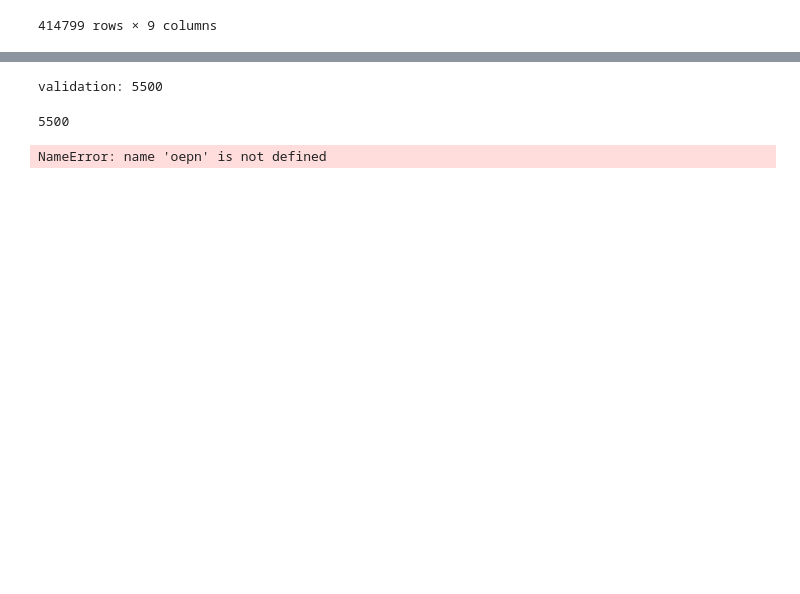
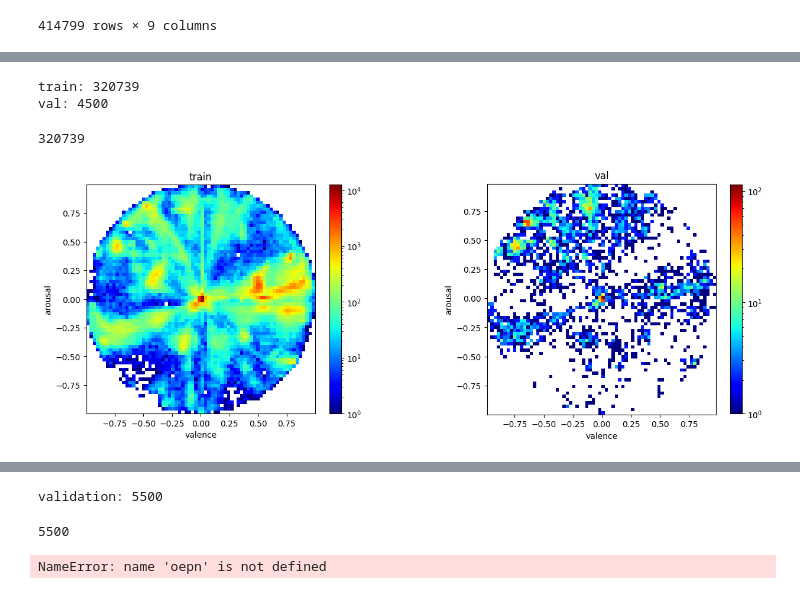
Before and after one commit to HoriiLabWork/lab-work, a Jupyter notebook: test.ipynb, the cells around one changed output, grey strips where cells are left out. Cells and saved outputs as stored; diff of their text form; code cells hidden in the pictures; blank space fills up the shorter version.

```diff
--- a/test.ipynb
+++ b/test.ipynb
@@ -4,6 +6,6 @@ import pandas as pd
 # %%
-df = pd.read_csv('Affectnet/training.csv')
-df
+train_df = pd.read_csv('Affectnet/training.csv')
+train_df
 # %% [output]
 |  | subDirectory_filePath | face_x | face_y | face_width | face_height | facial_landmarks | expression | ... |
 | 0 | 689/737db2483489148d783ef278f43f4... | 134 | 134 | 899 | 899 | 181.64;530.91;188.32;627.82;195.1... | 1 | ... |
@@ -40,0 +23,3 @@ len(df)
+# %%
+val_df = pd.read_csv('Affectnet/validation.csv')
+val_df
@@ -40,0 +40,32 @@ len(df)
+# %%
+train_df = train_df[~((train_df['expression'] == 10) | (train_df['expression'] == 9))].reset_index(drop=True)
+val_df = val_df[~((val_df['expression'] == 10) | (val_df['expression'] == 9))].reset_index(drop=True)
+# %%
+print('train:', len(train_df))
+print('val:', len(val_df))
+# %% [output]
+train: 320739
+val: 4500
+# %%
+len(np.array(train_df['arousal']))
+# %% [output]
+320739
+# %%
+import matplotlib.cm as cm
+import matplotlib.colors as cl
+
+fig = plt.figure(figsize=(15, 15))
+plt.subplots_adjust(wspace=0.4, hspace=0.6)
+for i, df in enumerate([train_df, val_df]):
+    x = np.array(df['valence'])
+    y = np.array(df['arousal'])
+    ax = fig.add_subplot(1, 2, i+1)
+    ax.set_aspect('equal', adjustable='box')
+    h = ax.hist2d(x,y, bins=70, cmap=cm.jet, norm=cl.LogNorm())
+    ax.set_title(['train', 'val'][i])
+    ax.set_xlabel('valence')
+    ax.set_ylabel('arousal')
+    fig.colorbar(h[3],ax=ax, shrink=0.335)
+plt.show()
+# %% [output]
+[figure, added]
```
Also changed, not shown: parts of 7 cells of this notebook, 2 other files.
